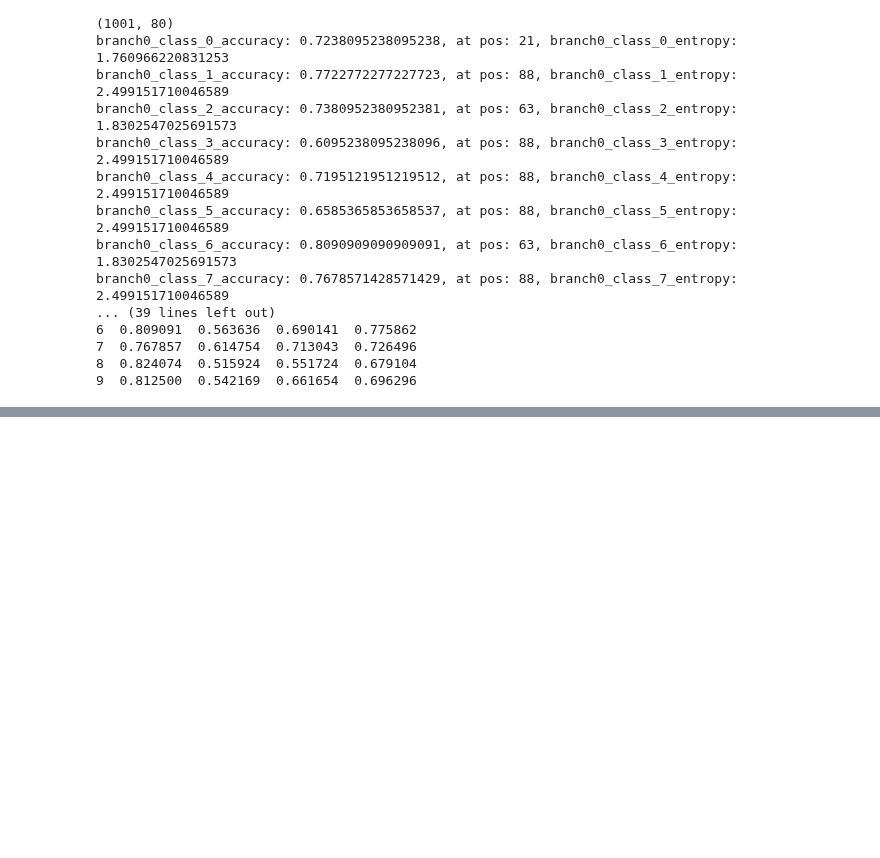
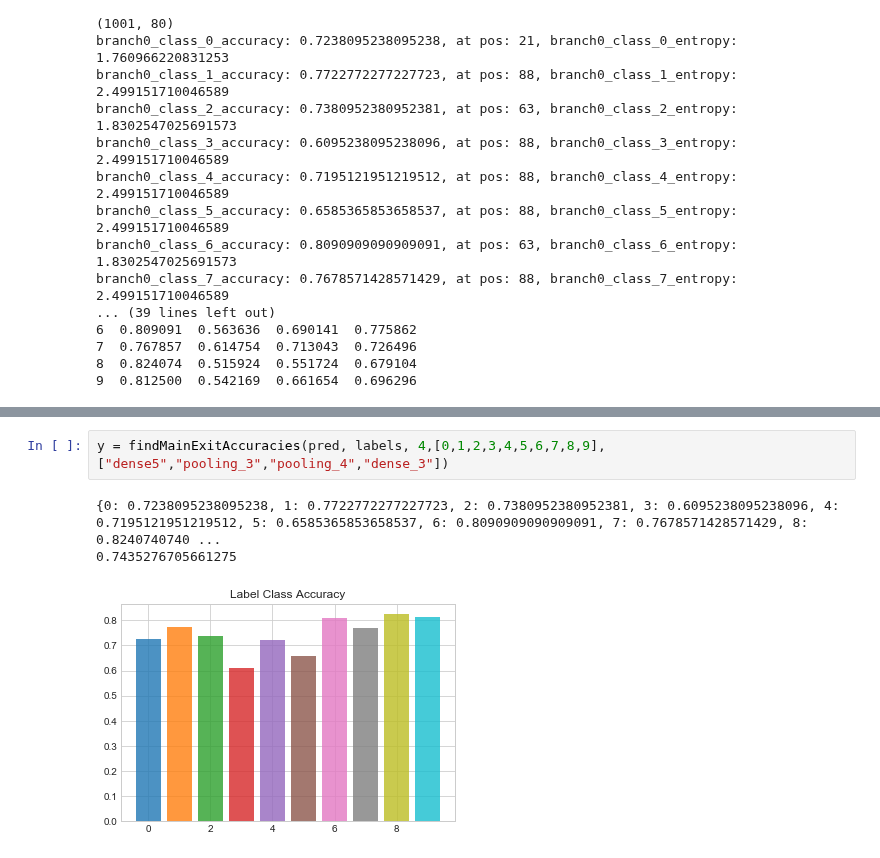
Before and after one commit to SanityLacking/BrevisNet, a Jupyter notebook: graphs.ipynb, the cells around one changed output, grey strips where cells are left out. Saved outputs shown, nothing was run; the diff lists cells and outputs as text; blank space fills up the shorter version.

Commit message:
find mainacc points finished

```diff
--- a/graphs.ipynb
+++ b/graphs.ipynb
@@ -1052,0 +1083,6 @@ AttributeError: 'numpy.ndarray' object has no attribute 'count'
+# %%
+y = findMainExitAccuracies(pred, labels, 4,[0,1,2,3,4,5,6,7,8,9], ["dense5","pooling_3","pooling_4","dense_3"])
+# %% [output]
+{0: 0.7238095238095238, 1: 0.7722772277227723, 2: 0.7380952380952381, 3: 0.6095238095238096, 4: 0.7195121951219512, 5: 0.6585365853658537, 6: 0.8090909090909091, 7: 0.7678571428571429, 8: 0.8240740740 ...
+0.7435276705661275
+[figure, added]
```
Also changed, not shown: parts of 5 cells of this notebook.
